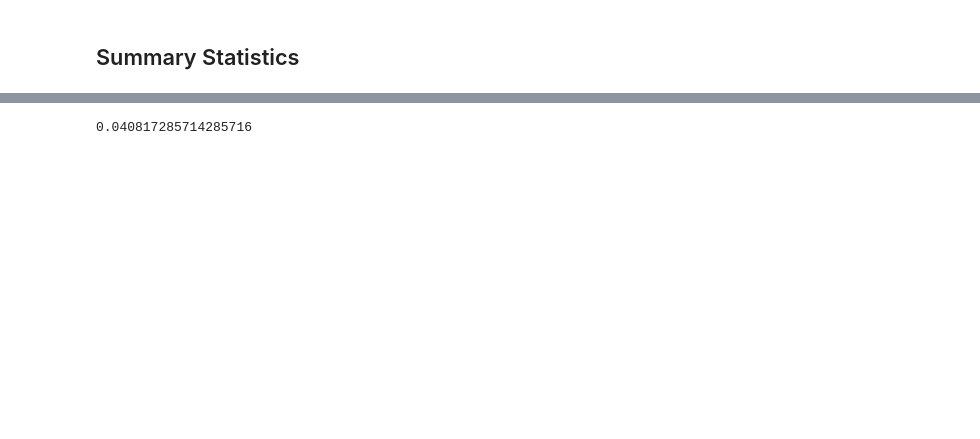
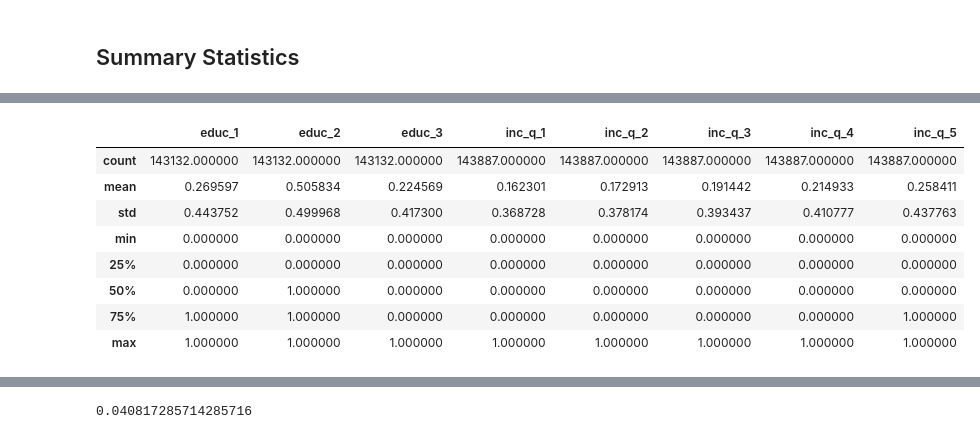
Before and after one commit to nadyatan21/ECON1620-Spring2024, a Jupyter notebook: ProjOne/Analysis.ipynb, the cells around one changed output, grey strips where cells are left out. Saved outputs shown, nothing was run; the diff lists cells and outputs as text; code cells hidden in the pictures; blank space fills up the shorter version.

```diff
--- a/ProjOne/Analysis.ipynb
+++ b/ProjOne/Analysis.ipynb
@@ -187,4 +176,15 @@ df_selected[['fin2', 'fin4', 'fin5', 'fin6', 'fin7', 'fin8', 'fin9', 'fin10', 'f
 | 75% | 1.000000 | 1.000000 | 1.000000 | 1.000000 | 1.000000 | 1.000000 | 1.000000 | 1.000000 | 1.000000 |
 | max | 1.000000 | 1.000000 | 1.000000 | 1.000000 | 1.000000 | 1.000000 | 1.000000 | 1.000000 | 1.000000 |
 # %%
-# educ, economycode and income
+# educ, economycode and income one hot encodes
+df_selected[['educ_1', 'educ_2', 'educ_3', 'inc_q_1', 'inc_q_2', 'inc_q_3', 'inc_q_4', 'inc_q_5']].describe()
+# %% [output]
+|  | educ_1 | educ_2 | educ_3 | inc_q_1 | inc_q_2 | inc_q_3 | inc_q_4 | inc_q_5 |
+| count | 143132.000000 | 143132.000000 | 143132.000000 | 143887.000000 | 143887.000000 | 143887.000000 | 143887.000000 | 143887.000000 |
+| mean | 0.269597 | 0.505834 | 0.224569 | 0.162301 | 0.172913 | 0.191442 | 0.214933 | 0.258411 |
+| std | 0.443752 | 0.499968 | 0.417300 | 0.368728 | 0.378174 | 0.393437 | 0.410777 | 0.437763 |
+| min | 0.000000 | 0.000000 | 0.000000 | 0.000000 | 0.000000 | 0.000000 | 0.000000 | 0.000000 |
+| 25% | 0.000000 | 0.000000 | 0.000000 | 0.000000 | 0.000000 | 0.000000 | 0.000000 | 0.000000 |
+| 50% | 0.000000 | 1.000000 | 0.000000 | 0.000000 | 0.000000 | 0.000000 | 0.000000 | 0.000000 |
+| 75% | 1.000000 | 1.000000 | 0.000000 | 0.000000 | 0.000000 | 0.000000 | 0.000000 | 1.000000 |
+| max | 1.000000 | 1.000000 | 1.000000 | 1.000000 | 1.000000 | 1.000000 | 1.000000 | 1.000000 |
```
Also changed, not shown: parts of 39 cells of this notebook, 1 other file.
